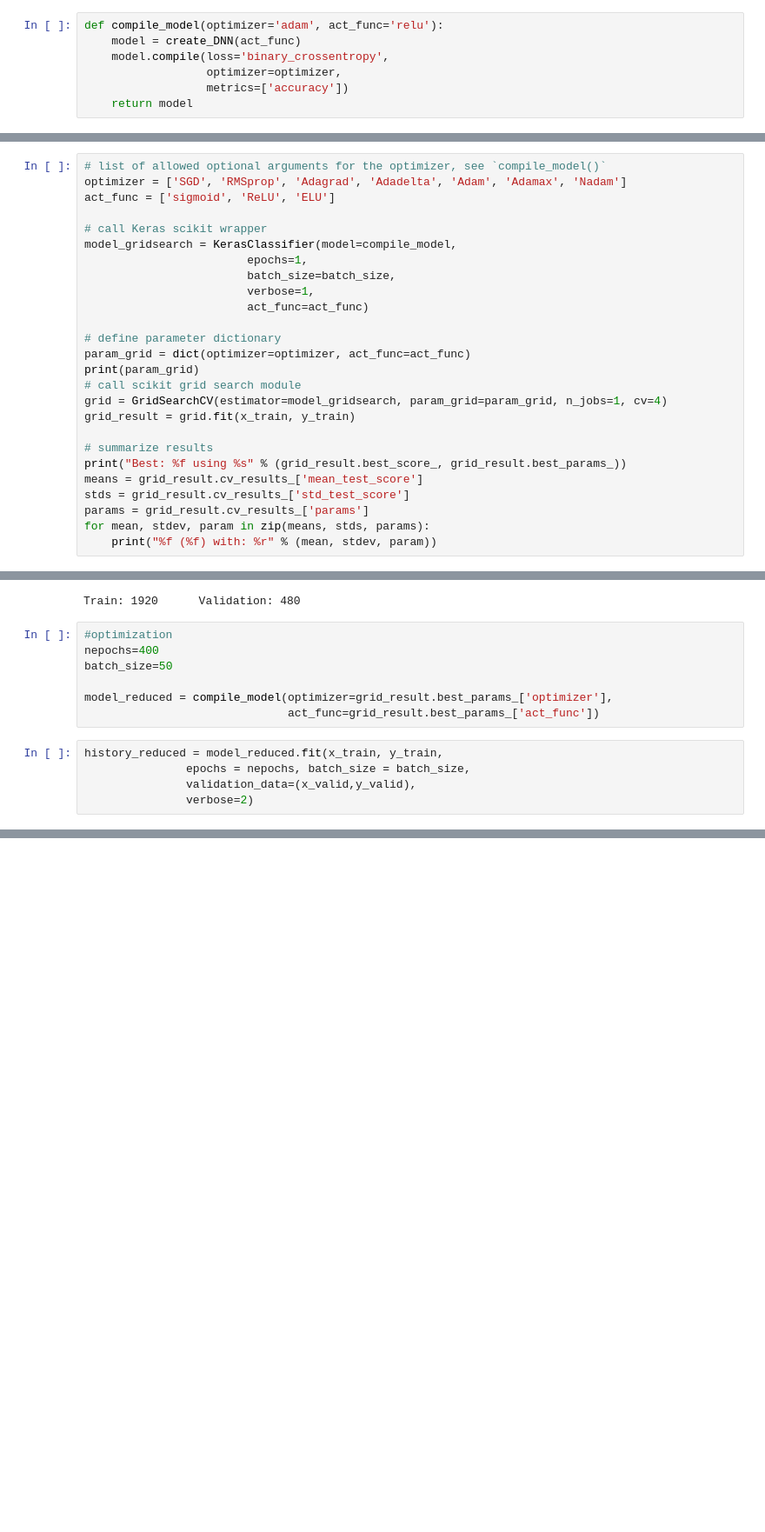
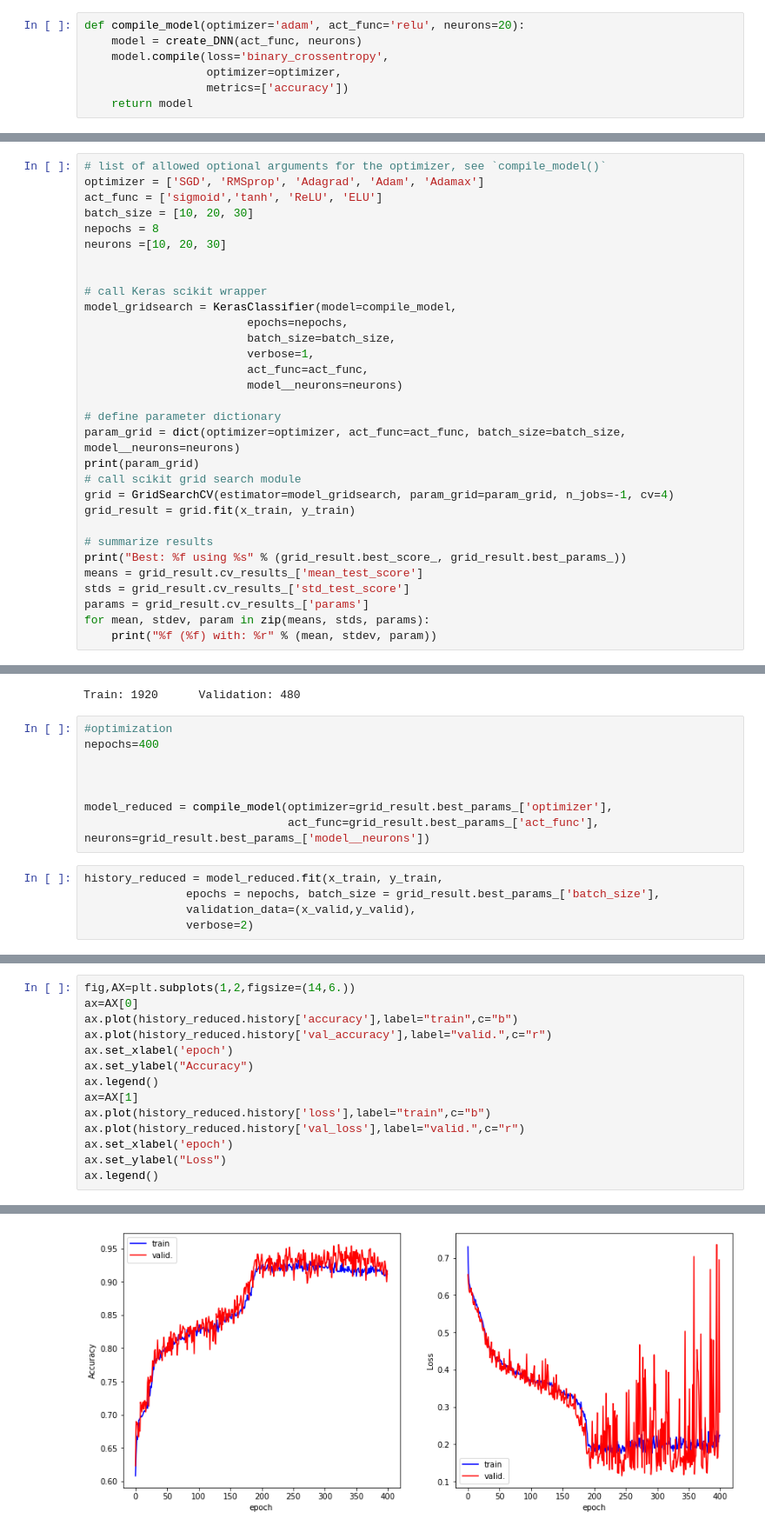
Before and after one commit to threeblueonebrowneyes/lcpb-homework, a Jupyter notebook: HW_01/ex_1.ipynb, the cells around one changed output, grey strips where cells are left out. Shown: that part at 87% size. Saved outputs shown, nothing was run; the diff lists cells and outputs as text; blank space fills up the shorter version.

Commit message:
Complete gridsearch and start part 2

```diff
--- a/HW_01/ex_1.ipynb
+++ b/HW_01/ex_1.ipynb
@@ -109,8 +108,8 @@ def create_DNN(act_func):
 # %% [markdown]
 ### Optimization method and cost function
 # %%
-def compile_model(optimizer='adam', act_func='relu'):
-    model = create_DNN(act_func)
+def compile_model(optimizer='adam', act_func='relu', neurons=20):
+    model = create_DNN(act_func, neurons)
     model.compile(loss='binary_crossentropy',
                   optimizer=optimizer,
                   metrics=['accuracy'])
@@ -176,20 +127,25 @@ batch_size=50
 # %%
 # list of allowed optional arguments for the optimizer, see `compile_model()`
-optimizer = ['SGD', 'RMSprop', 'Adagrad', 'Adadelta', 'Adam', 'Adamax', 'Nadam']
-act_func = ['sigmoid', 'ReLU', 'ELU']
+optimizer = ['SGD', 'RMSprop', 'Adagrad', 'Adam', 'Adamax']
+act_func = ['sigmoid','tanh', 'ReLU', 'ELU']
+batch_size = [10, 20, 30]
+nepochs = 8
+neurons =[10, 20, 30]
+
 
 # call Keras scikit wrapper
 model_gridsearch = KerasClassifier(model=compile_model,
-                        epochs=1,
+                        epochs=nepochs,
                         batch_size=batch_size,
                         verbose=1,
-                        act_func=act_func)
+                        act_func=act_func,
+                        model__neurons=neurons)
 
 # define parameter dictionary
-param_grid = dict(optimizer=optimizer, act_func=act_func)
+param_grid = dict(optimizer=optimizer, act_func=act_func, batch_size=batch_size, model__neurons=neurons)
 print(param_grid)
 # call scikit grid search module
-grid = GridSearchCV(estimator=model_gridsearch, param_grid=param_grid, n_jobs=1, cv=4)
+grid = GridSearchCV(estimator=model_gridsearch, param_grid=param_grid, n_jobs=-1, cv=4)
 grid_result = grid.fit(x_train, y_train)
 
 # summarize results
@@ -244,13 +204,14 @@ Train: 1920      Validation: 480
 # %%
 #optimization
 nepochs=400
-batch_size=50
+
+
 
 model_reduced = compile_model(optimizer=grid_result.best_params_['optimizer'],
-                              act_func=grid_result.best_params_['act_func'])
+                              act_func=grid_result.best_params_['act_func'], neurons=grid_result.best_params_['model__neurons'])
 # %%
 history_reduced = model_reduced.fit(x_train, y_train,
-               epochs = nepochs, batch_size = batch_size,
+               epochs = nepochs, batch_size = grid_result.best_params_['batch_size'],
                validation_data=(x_valid,y_valid),
                verbose=2)
 # %% [output]
@@ -273,0 +235,15 @@ Epoch 400/400
+# %%
+fig,AX=plt.subplots(1,2,figsize=(14,6.))
+ax=AX[0]
+ax.plot(history_reduced.history['accuracy'],label="train",c="b")
+ax.plot(history_reduced.history['val_accuracy'],label="valid.",c="r")
+ax.set_xlabel('epoch')
+ax.set_ylabel("Accuracy")
+ax.legend()
+ax=AX[1]
+ax.plot(history_reduced.history['loss'],label="train",c="b")
+ax.plot(history_reduced.history['val_loss'],label="valid.",c="r")
+ax.set_xlabel('epoch')
+ax.set_ylabel("Loss")
+ax.legend()
+# %% [output]
@@ -273,0 +251 @@ Epoch 400/400
+[figure, added]
```
Also changed, not shown: parts of 17 cells of this notebook.
